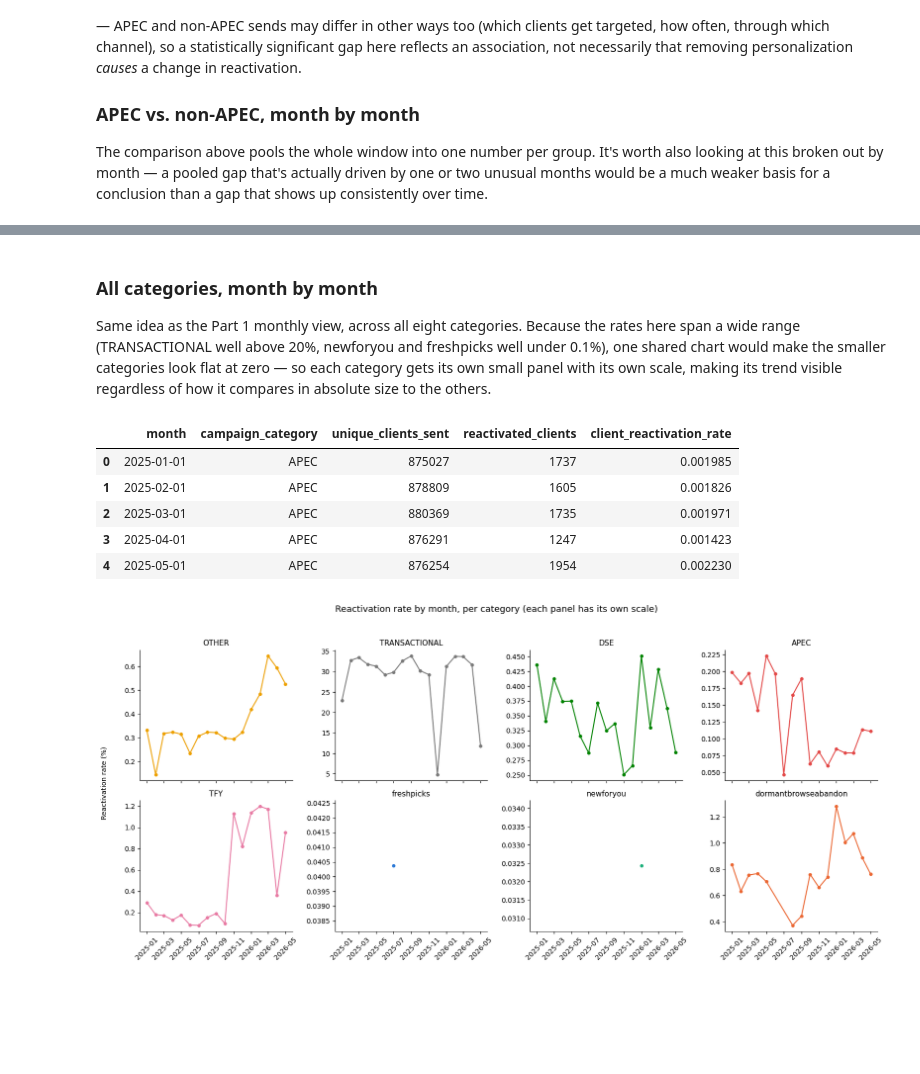
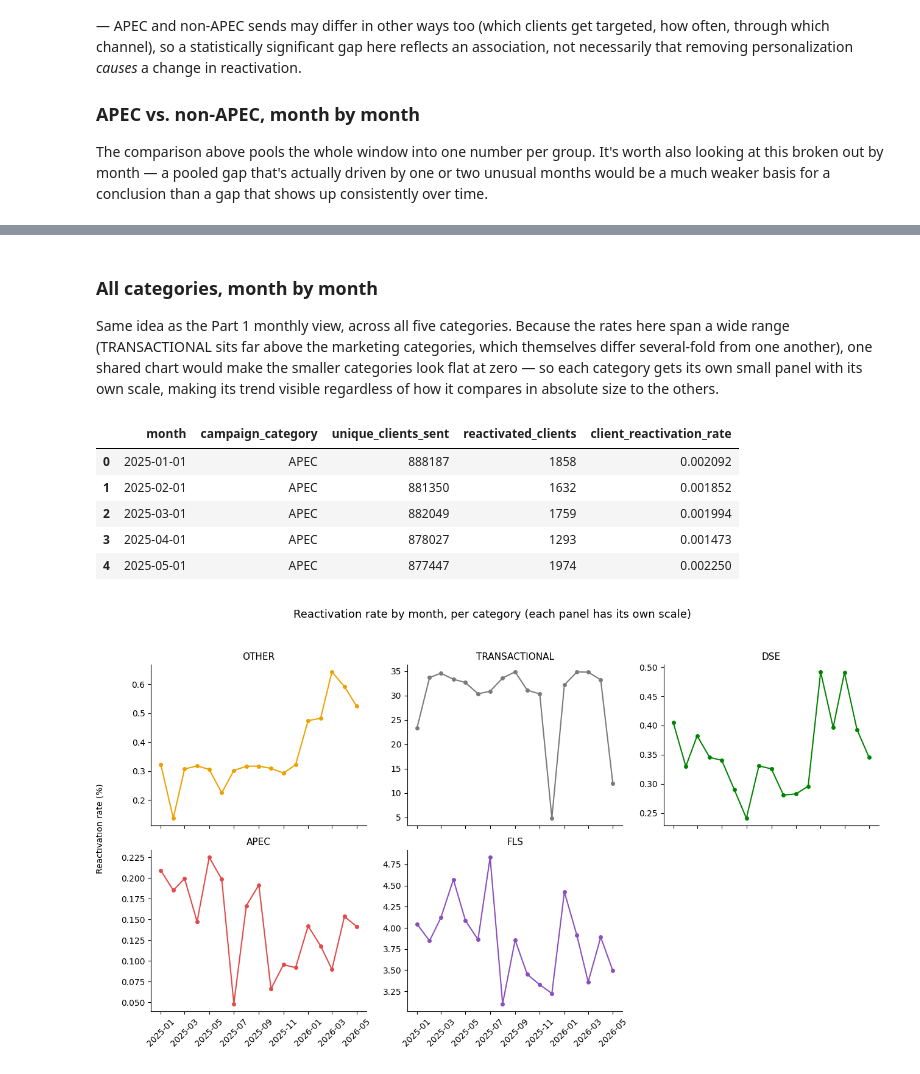
Before and after one commit to sfoyola/sao-sfix-ds, a Jupyter notebook: exp_apec_latent_style_analysis/personalization_impact_v1.ipynb, the cells around one changed output, grey strips where cells are left out. Drawn from its saved outputs; the diff is of its cells as text; code cells hidden in the pictures; blank space fills up the shorter version.

Commit message:
Adjust category mapping and corresponding documentation, based on official Stitch Fix docs

```diff
--- a/exp_apec_latent_style_analysis/personalization_impact_v1.ipynb
+++ b/exp_apec_latent_style_analysis/personalization_impact_v1.ipynb
@@ -70,15 +68,12 @@ ALPHA = 0.05
 
 # Chart colors -- one fixed hue per category, used consistently across every chart in this notebook
 CATEGORY_COLORS = {
-    'non-APEC':             '#2a78d6',  # blue
-    'APEC':                 '#e34948',  # red
-    'OTHER':                '#eda100',  # yellow
-    'TRANSACTIONAL':        '#7a7a7a',  # grey -- not a marketing category, kept visually distinct
-    'DSE':                  '#008300',  # green
-    'TFY':                  '#e87ba4',  # magenta
-    'freshpicks':           '#2a78d6',  # blue
-    'newforyou':            '#1baf7a',  # aqua
-    'dormantbrowseabandon': '#eb6834',  # orange
+    'non-APEC':      '#2a78d6',  # blue
+    'APEC':          '#e34948',  # red
+    'OTHER':         '#eda100',  # yellow
+    'TRANSACTIONAL': '#7a7a7a',  # grey -- not a marketing category, kept visually distinct
+    'DSE':           '#008300',  # green
+    'FLS':           '#8a4fbe',  # purple
 }
 
 print(f"Analysis window: {START_DATE} to {END_DATE}")
@@ -407,7 +412,7 @@ category_df[['campaign_category', 'unique_clients_sent', 'reactivated_clients',
 # %% [markdown]
 ### All categories, month by month
 
-Same idea as the Part 1 monthly view, across all eight categories. Because the rates here span a wide range (TRANSACTIONAL well above 20%, newforyou and freshpicks well under 0.1%), one shared chart would make the smaller categories look flat at zero — so each category gets its own small panel with its own scale, making its trend visible regardless of how it compares in absolute size to the others.
+Same idea as the Part 1 monthly view, across all five categories. Because the rates here span a wide range (TRANSACTIONAL sits far above the marketing categories, which themselves differ several-fold from one another), one shared chart would make the smaller categories look flat at zero — so each category gets its own small panel with its own scale, making its trend visible regardless of how it compares in absolute size to the others.
 # %%
 category_monthly_query = f"""--sql
 WITH sends AS (
@@ -436,12 +441,16 @@ categorized_sends AS (
         client_id, sent_timestamp, reactivated,
         CASE
             WHEN send_utm_campaign LIKE '%apec%' THEN 'APEC'
+            WHEN send_utm_campaign LIKE '%browseabandon%' THEN 'APEC'
+            WHEN send_utm_campaign LIKE '%stylepass%' THEN 'APEC'
+            WHEN send_utm_campaign LIKE '%styleprofile%' THEN 'APEC'
             WHEN send_utm_campaign LIKE '%transactional%' THEN 'TRANSACTIONAL'
-            WHEN send_utm_campaign LIKE '%dse%' THEN 'DSE'
-            WHEN send_utm_campaign LIKE '%tfy%' THEN 'TFY'
-            WHEN send_utm_campaign LIKE '%dormantbrowseabandon%' THEN 'dormantbrowseabandon'
-            WHEN send_utm_campaign LIKE '%newforyou%' THEN 'newforyou'
-            WHEN send_utm_campaign LIKE '%freshpicks%' THEN 'freshpicks'
+            WHEN regexp_like(send_utm_campaign, '(^|_)dse(_|$)') THEN 'DSE'
+            WHEN send_utm_campaign LIKE '%tfy%' THEN 'DSE'
+            WHEN send_utm_campaign LIKE '%cyl%' THEN 'DSE'
+            WHEN send_utm_campaign LIKE '%offertest%' THEN 'OTHER' -- one-time mass lapsed-client win-back test, not a behaviorally-triggered FLS send, despite sharing FLS naming
+            WHEN send_utm_campaign LIKE '%freestyle-lifecycle%' THEN 'FLS'
+            WHEN send_utm_campaign LIKE '%freestyle_lifecycle%' THEN 'FLS'
             ELSE 'OTHER'
         END AS campaign_category
     FROM dormant_3yr_sends
@@ -472,34 +481,36 @@ category_monthly_df['month'] = pd.to_datetime(category_monthly_df['month'])
 category_monthly_df.head()
 # %% [output]
 |  | month | campaign_category | unique_clients_sent | reactivated_clients | client_reactivation_rate |
-| 0 | 2025-01-01 | APEC | 875027 | 1737 | 0.001985 |
-| 1 | 2025-02-01 | APEC | 878809 | 1605 | 0.001826 |
-| 2 | 2025-03-01 | APEC | 880369 | 1735 | 0.001971 |
-| 3 | 2025-04-01 | APEC | 876291 | 1247 | 0.001423 |
-| 4 | 2025-05-01 | APEC | 876254 | 1954 | 0.002230 |
+| 0 | 2025-01-01 | APEC | 888187 | 1858 | 0.002092 |
+| 1 | 2025-02-01 | APEC | 881350 | 1632 | 0.001852 |
+| 2 | 2025-03-01 | APEC | 882049 | 1759 | 0.001994 |
+| 3 | 2025-04-01 | APEC | 878027 | 1293 | 0.001473 |
+| 4 | 2025-05-01 | APEC | 877447 | 1974 | 0.002250 |
 # %%
-category_order = ['OTHER', 'TRANSACTIONAL', 'DSE', 'APEC', 'TFY', 'freshpicks', 'newforyou', 'dormantbrowseabandon']
+category_order = ['OTHER', 'TRANSACTIONAL', 'DSE', 'APEC', 'FLS']
 
-fig, axes = plt.subplots(2, 4, figsize=(16, 7.5), sharex=True)
+fig, axes = plt.subplots(2, 3, figsize=(13, 7.5), sharex=True)
 axes = axes.flatten()
 
 for i, cat in enumerate(category_order):
     ax = axes[i]
     cat_df = category_monthly_df[category_monthly_df['campaign_category'] == cat].sort_values('month')
     ax.plot(
         cat_df['month'], cat_df['client_reactivation_rate'] * 100,
         marker='o', markersize=4, linewidth=1.5, color=CATEGORY_COLORS[cat],
     )
     ax.set_title(cat, fontsize=11)
     ax.spines[['top', 'right']].set_visible(False)
     ax.tick_params(axis='x', labelrotation=45)
 
+axes[-1].set_visible(False)
+
 fig.suptitle('Reactivation rate by month, per category (each panel has its own scale)', fontsize=13)
 fig.text(0.0, 0.5, 'Reactivation rate (%)', va='center', rotation='vertical')
 plt.tight_layout(rect=[0.02, 0, 1, 0.95])
 plt.show()
 # %% [output]
-[figure, old version]
+[figure, new version]
 # %% [markdown]
 ## Limitations to keep in mind
 
```
Also changed, not shown: parts of 9 cells of this notebook, 5 other files.
